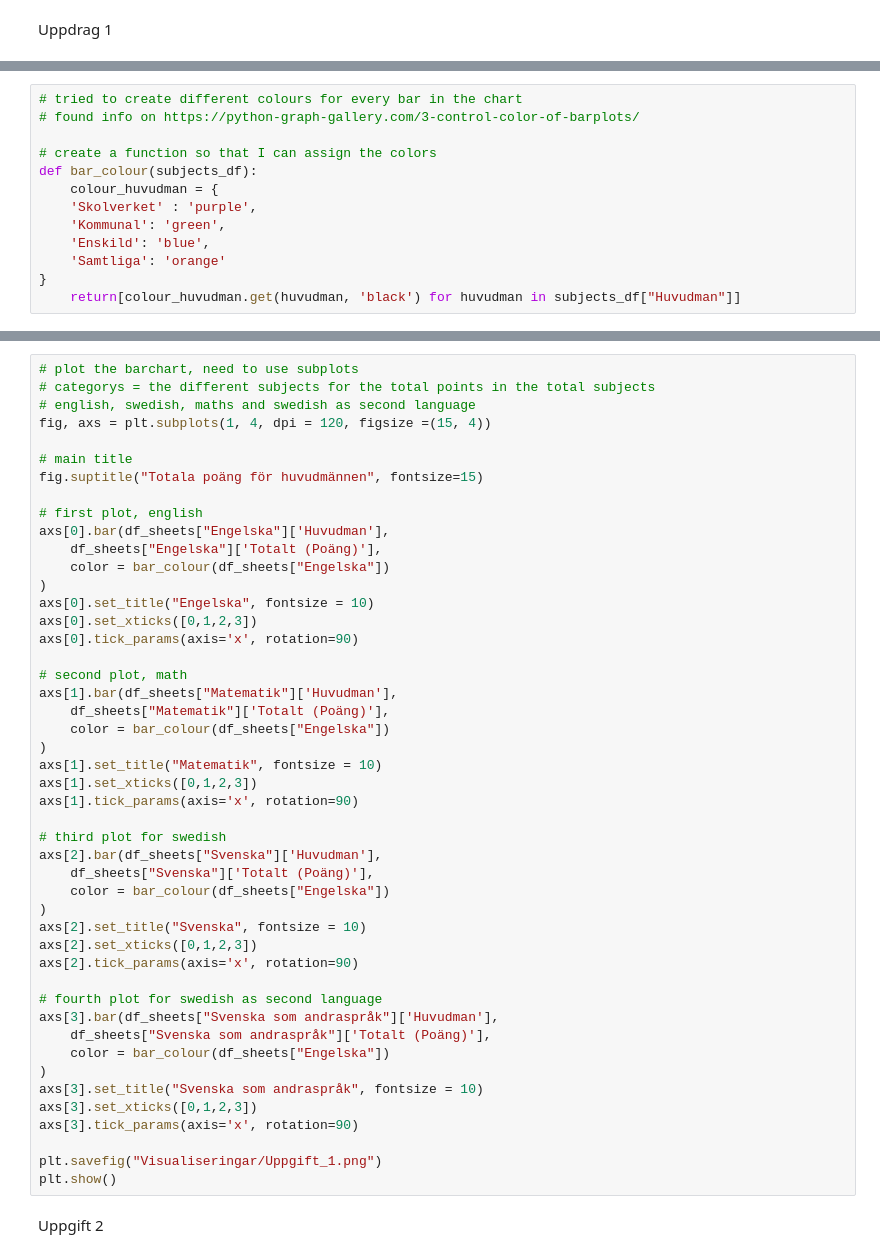
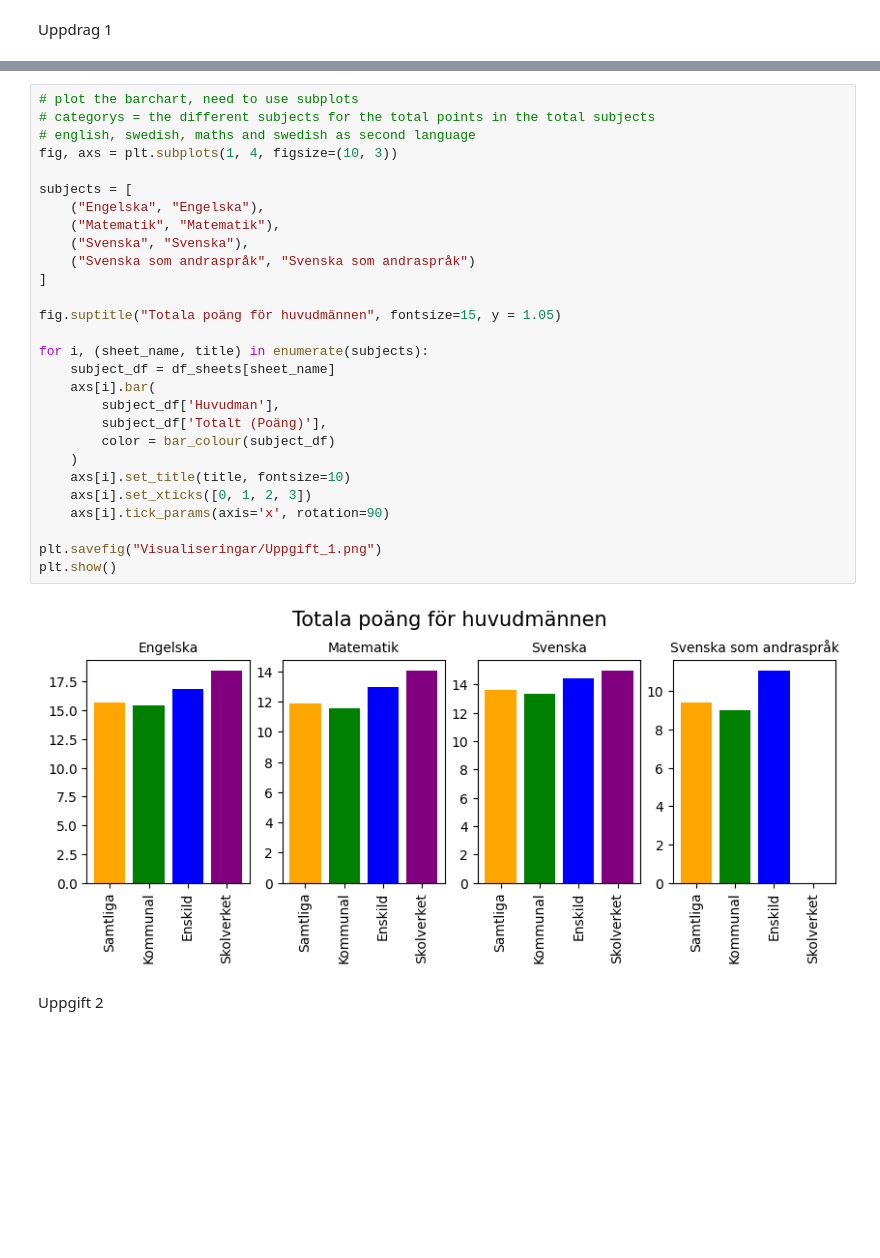
Before and after one commit to aeriesAce/Labb2, a Jupyter notebook: main.ipynb, the cells around one changed output, grey strips where cells are left out. Cells and saved outputs as stored; diff of their text form; blank space fills up the shorter version.

Commit message:
Refactored the matplotlib graph and the file paths

```diff
--- a/main.ipynb
+++ b/main.ipynb
@@ -37,16 +56,3 @@ df_sheets["Engelska"].info()
-# %%
-# tried to create different colours for every bar in the chart
-# found info on https://python-graph-gallery.com/3-control-color-of-barplots/
-
-# create a function so that I can assign the colors
-def bar_colour(subjects_df):
-    colour_huvudman = {
-    'Skolverket' : 'purple',
-    'Kommunal': 'green',
-    'Enskild': 'blue',
-    'Samtliga': 'orange'
-}
-    return[colour_huvudman.get(huvudman, 'black') for huvudman in subjects_df["Huvudman"]]
 # %%
 # since "Svenska som andraspråk" only contains two ".." need to convert to NaN
 # with replace, then fill the column with 0 so it will look better in the chart
@@ -55,50 +63,33 @@ df_sheets["Svenska som andraspråk"]["Totalt (Poäng)"] = df_sheets["Svenska som
 # %%
 # plot the barchart, need to use subplots
 # categorys = the different subjects for the total points in the total subjects
 # english, swedish, maths and swedish as second language
-fig, axs = plt.subplots(1, 4, dpi = 120, figsize =(15, 4))
+fig, axs = plt.subplots(1, 4, figsize=(10, 3))
 
-# main title
-fig.suptitle("Totala poäng för huvudmännen", fontsize=15)
+subjects = [
+    ("Engelska", "Engelska"),
+    ("Matematik", "Matematik"),
+    ("Svenska", "Svenska"),
+    ("Svenska som andraspråk", "Svenska som andraspråk")
+]
 
-# first plot, english
-axs[0].bar(df_sheets["Engelska"]['Huvudman'],
-    df_sheets["Engelska"]['Totalt (Poäng)'],
-    color = bar_colour(df_sheets["Engelska"])
-)
-axs[0].set_title("Engelska", fontsize = 10)
-axs[0].set_xticks([0,1,2,3])
-axs[0].tick_params(axis='x', rotation=90)
+fig.suptitle("Totala poäng för huvudmännen", fontsize=15, y = 1.05)
 
-# second plot, math
-axs[1].bar(df_sheets["Matematik"]['Huvudman'],
-    df_sheets["Matematik"]['Totalt (Poäng)'],
-    color = bar_colour(df_sheets["Engelska"])
-)
-axs[1].set_title("Matematik", fontsize = 10)
-axs[1].set_xticks([0,1,2,3])
-axs[1].tick_params(axis='x', rotation=90)
-
-# third plot for swedish
-axs[2].bar(df_sheets["Svenska"]['Huvudman'],
-    df_sheets["Svenska"]['Totalt (Poäng)'],
-    color = bar_colour(df_sheets["Engelska"])
-)
-axs[2].set_title("Svenska", fontsize = 10)
-axs[2].set_xticks([0,1,2,3])
-axs[2].tick_params(axis='x', rotation=90)
-
-# fourth plot for swedish as second language
-axs[3].bar(df_sheets["Svenska som andraspråk"]['Huvudman'],
-    df_sheets["Svenska som andraspråk"]['Totalt (Poäng)'],
-    color = bar_colour(df_sheets["Engelska"])
-)
-axs[3].set_title("Svenska som andraspråk", fontsize = 10)
-axs[3].set_xticks([0,1,2,3])
-axs[3].tick_params(axis='x', rotation=90)
+for i, (sheet_name, title) in enumerate(subjects):
+    subject_df = df_sheets[sheet_name]
+    axs[i].bar(
+        subject_df['Huvudman'],
+        subject_df['Totalt (Poäng)'],
+        color = bar_colour(subject_df)
+    )
+    axs[i].set_title(title, fontsize=10)
+    axs[i].set_xticks([0, 1, 2, 3])
+    axs[i].tick_params(axis='x', rotation=90)
 
 plt.savefig("Visualiseringar/Uppgift_1.png")
 plt.show()
+# %% [output]
+[figure, added]
 # %% [markdown]
 Uppgift 2
 # %%
```
Also changed, not shown: parts of 15 cells of this notebook.
